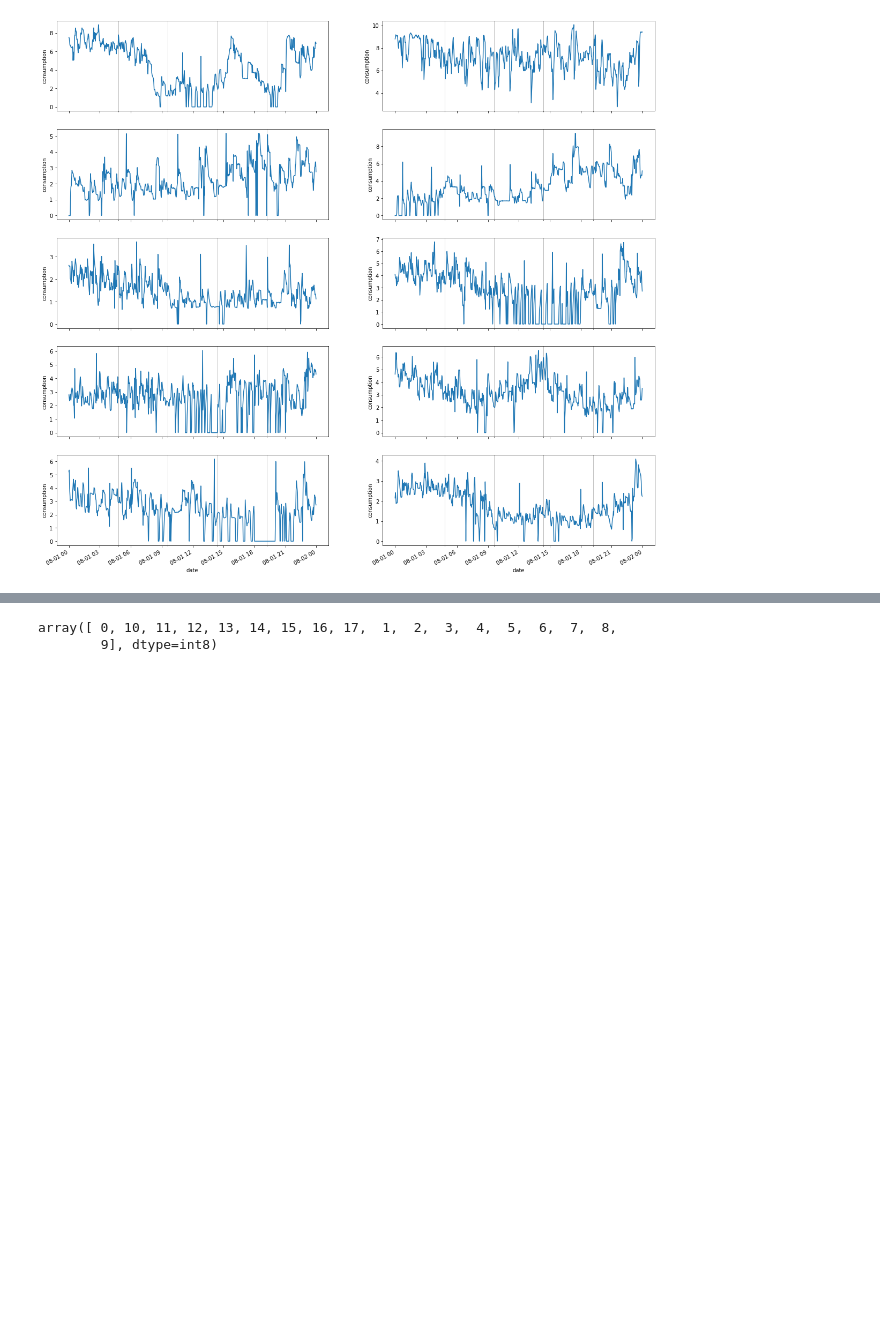
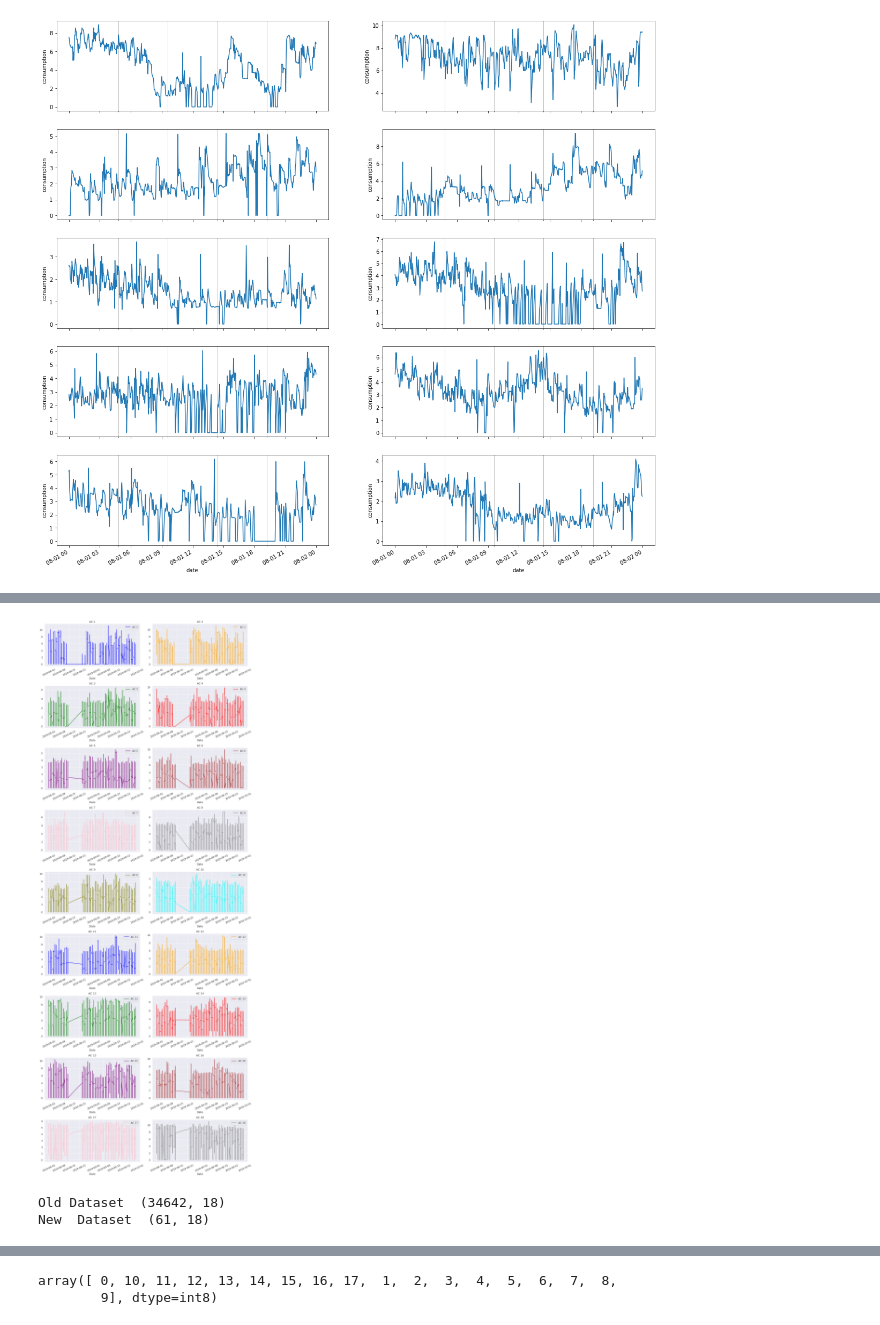
Before and after one commit to sh1mz9/DEEP_AR_PREDICTION, a Jupyter notebook: Zenatix_AC_Data_Analysis_Forecasting.ipynb, the cells around one changed output, grey strips where cells are left out. Drawn from its saved outputs; the diff is of its cells as text; code cells hidden in the pictures; blank space fills up the shorter version.

```diff
--- a/Zenatix_AC_Data_Analysis_Forecasting.ipynb
+++ b/Zenatix_AC_Data_Analysis_Forecasting.ipynb
@@ -122,0 +177,43 @@ df_input
+# %%
+color_list = [
+    "blue",
+    "orange",
+    "green",
+    "red",
+    "purple",
+    "brown",
+    "pink",
+    "gray",
+    "olive",
+    "cyan",
+]
+
+date_key = "Date"
+
+
+def Visualize(data):
+    time_data = data[date_key]
+    features= list(df.select_dtypes(include=[np.number]).columns.values)
+    feature_size=len(features)
+    fig, axes = plt.subplots(
+        nrows=int(np.ceil(feature_size/2)), ncols=2, figsize=(14, feature_size*2), dpi=80, facecolor="w", edgecolor="k"
+    )
+    for i in range(feature_size):
+        key = features[i]
+        c = color_list[i % (len(color_list))]
+        t_data = data[key]
+        t_data.index = time_data
+        t_data.head()
+        ax = t_data.plot(
+            ax=axes[i // 2, i % 2],
+            color=c,
+            title="{}".format(key),
+            rot=25,
+        )
+        ax.legend([key])
+    plt.tight_layout()
+
+
+Visualize(dataset)
+# %% [output]
+[figure, added]
@@ -122,0 +222,6 @@ df_input
+# %%
+print("Old Dataset ",df.shape )
+print("New  Dataset ",NewDataSet.shape )
+# %% [output]
+Old Dataset  (34642, 18)
+New  Dataset  (61, 18)
```
Also changed, not shown: parts of 53 cells of this notebook.
